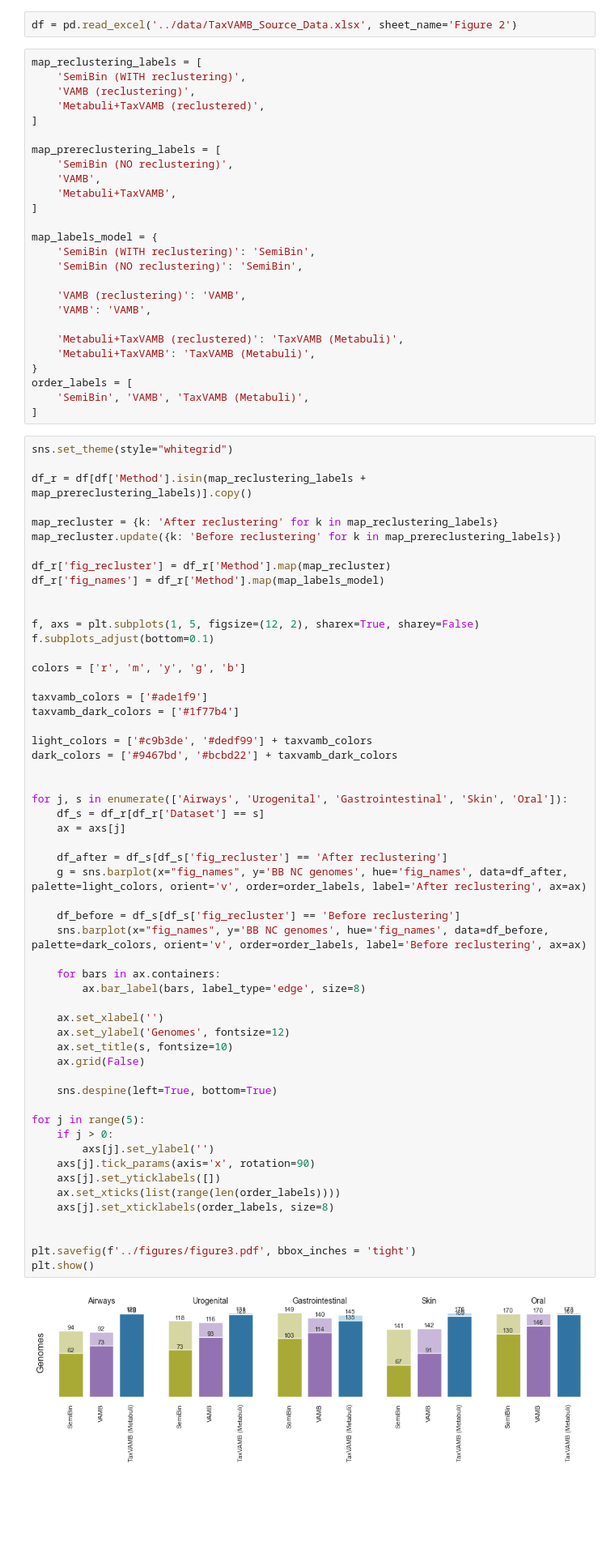
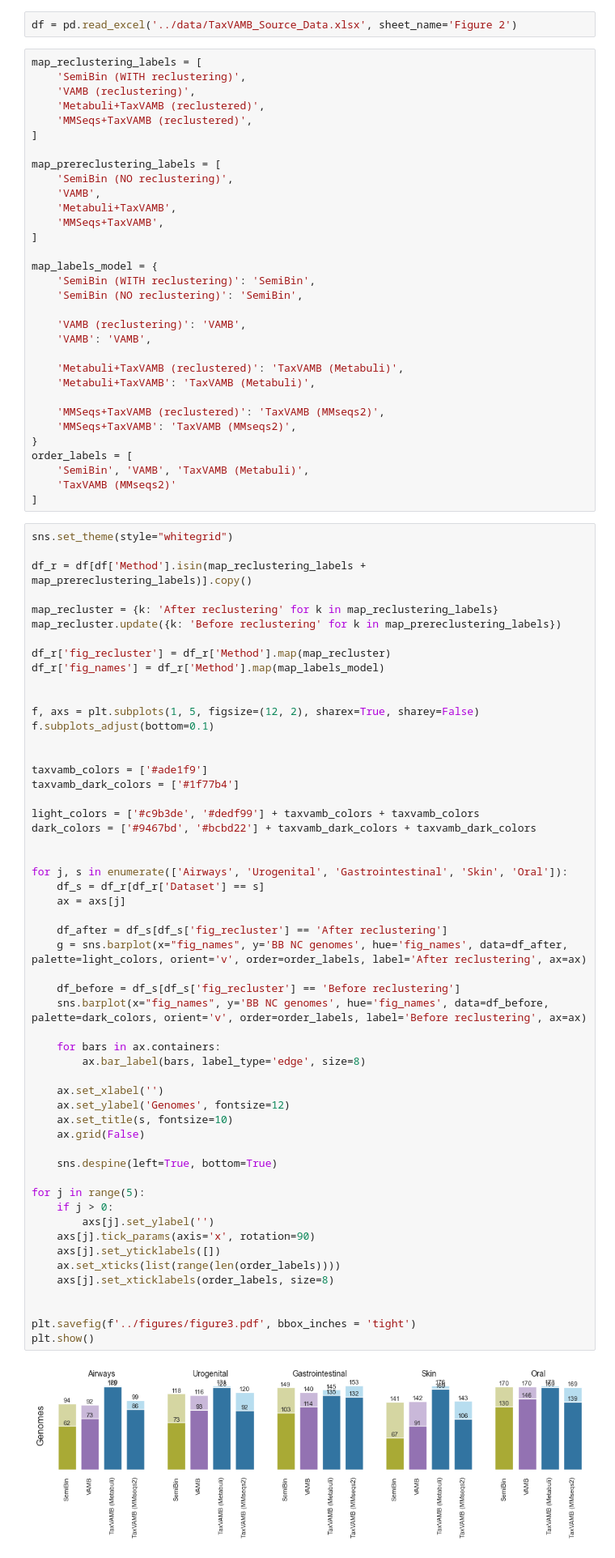
Before and after one commit to sgalkina/TaxVAMB_paper_figures, a Jupyter notebook: scripts_python/Figures.ipynb, the cells around one changed output. Shown at 81% size. Drawn from its saved outputs; the diff is of its cells as text; blank space fills up the shorter version.

```diff
--- a/scripts_python/Figures.ipynb
+++ b/scripts_python/Figures.ipynb
@@ -114,12 +114,14 @@ map_reclustering_labels = [
     'SemiBin (WITH reclustering)',
     'VAMB (reclustering)',
     'Metabuli+TaxVAMB (reclustered)',
+    'MMSeqs+TaxVAMB (reclustered)',
 ]
 
 map_prereclustering_labels = [
     'SemiBin (NO reclustering)',
     'VAMB',
     'Metabuli+TaxVAMB',
+    'MMSeqs+TaxVAMB',
 ]
 
 map_labels_model = {
@@ -131,9 +133,13 @@ map_labels_model = {
 
     'Metabuli+TaxVAMB (reclustered)': 'TaxVAMB (Metabuli)',
     'Metabuli+TaxVAMB': 'TaxVAMB (Metabuli)',
+
+    'MMSeqs+TaxVAMB (reclustered)': 'TaxVAMB (MMseqs2)',
+    'MMSeqs+TaxVAMB': 'TaxVAMB (MMseqs2)',
 }
 order_labels = [
     'SemiBin', 'VAMB', 'TaxVAMB (Metabuli)',
+    'TaxVAMB (MMseqs2)'
 ]
 # %%
 sns.set_theme(style="whitegrid")
@@ -150,13 +156,12 @@ df_r['fig_names'] = df_r['Method'].map(map_labels_model)
 f, axs = plt.subplots(1, 5, figsize=(12, 2), sharex=True, sharey=False)
 f.subplots_adjust(bottom=0.1)
 
-colors = ['r', 'm', 'y', 'g', 'b']
 
 taxvamb_colors = ['#ade1f9']
 taxvamb_dark_colors = ['#1f77b4']
 
-light_colors = ['#c9b3de', '#dedf99'] + taxvamb_colors
-dark_colors = ['#9467bd', '#bcbd22'] + taxvamb_dark_colors
+light_colors = ['#c9b3de', '#dedf99'] + taxvamb_colors + taxvamb_colors
+dark_colors = ['#9467bd', '#bcbd22'] + taxvamb_dark_colors + taxvamb_dark_colors
 
 
 for j, s in enumerate(['Airways', 'Urogenital', 'Gastrointestinal', 'Skin', 'Oral']):
@@ -164,34 +169,34 @@ for j, s in enumerate(['Airways', 'Urogenital', 'Gastrointestinal', 'Skin', 'Ora
     ax = axs[j]
 
     df_after = df_s[df_s['fig_recluster'] == 'After reclustering']
     g = sns.barplot(x="fig_names", y='BB NC genomes', hue='fig_names', data=df_after, palette=light_colors, orient='v', order=order_labels, label='After reclustering', ax=ax)
 
     df_before = df_s[df_s['fig_recluster'] == 'Before reclustering']
     sns.barplot(x="fig_names", y='BB NC genomes', hue='fig_names', data=df_before, palette=dark_colors, orient='v', order=order_labels, label='Before reclustering', ax=ax)
 
     for bars in ax.containers:
         ax.bar_label(bars, label_type='edge', size=8)
 
     ax.set_xlabel('')
     ax.set_ylabel('Genomes', fontsize=12)
     ax.set_title(s, fontsize=10)
     ax.grid(False)
 
     sns.despine(left=True, bottom=True)
 
 for j in range(5):
     if j > 0:
         axs[j].set_ylabel('')
     axs[j].tick_params(axis='x', rotation=90)
     axs[j].set_yticklabels([])
     ax.set_xticks(list(range(len(order_labels))))
     axs[j].set_xticklabels(order_labels, size=8)
 
 
 plt.savefig(f'../figures/figure3.pdf', bbox_inches = 'tight')
 plt.show()
 # %% [output]
-[figure, old version]
+[figure, new version]
 # %% [markdown]
 # Figure 4a
 # %%
```
Also changed, not shown: 1 other file.
